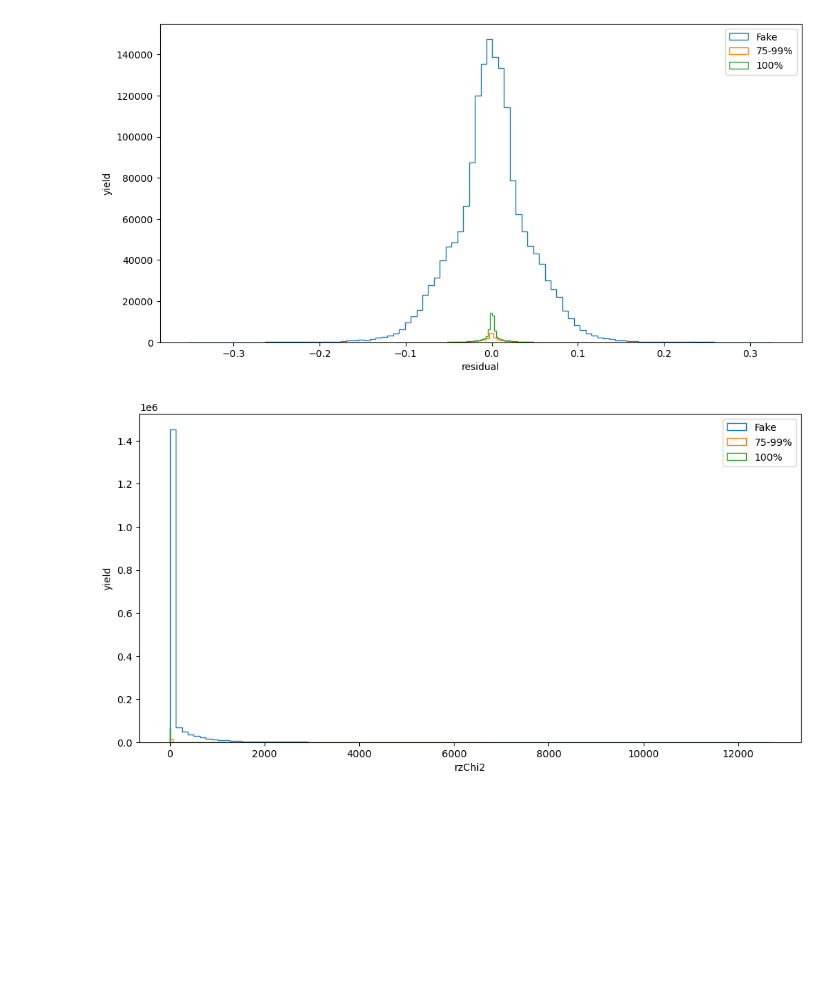
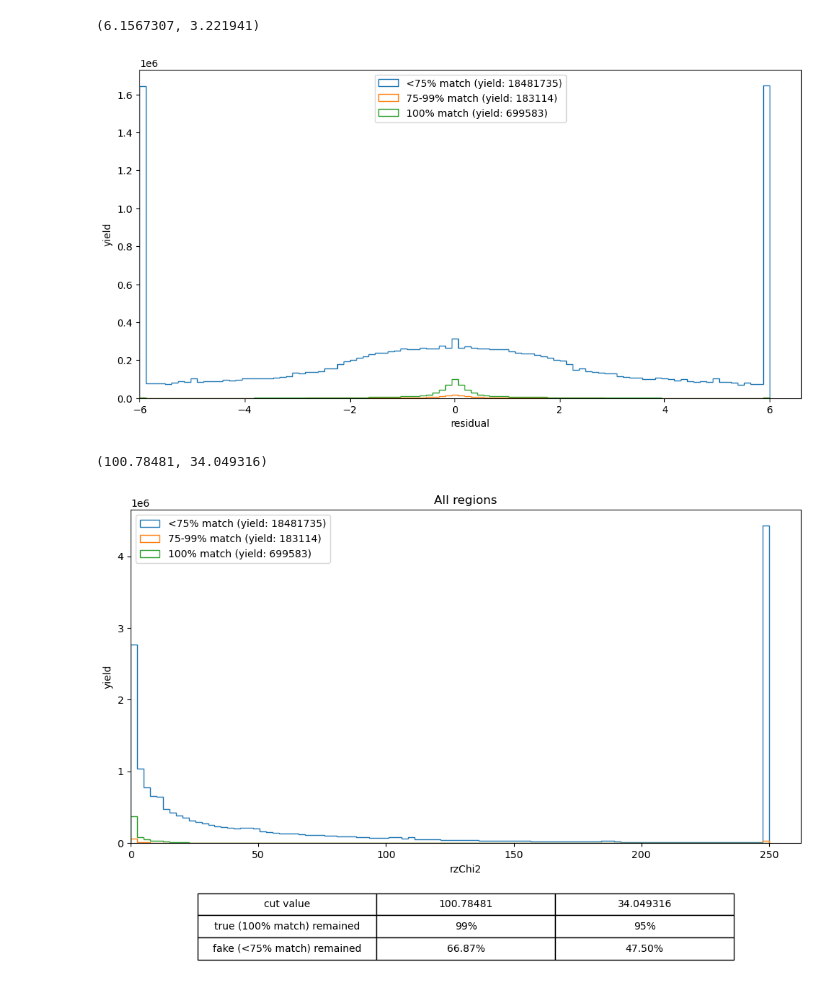
Before and after one commit to bucket420/lst-plots, a Jupyter notebook: plotting.ipynb, the cells around one changed output. Drawn from its saved outputs; the diff is of its cells as text; code cells hidden in the pictures; blank space fills up the shorter version.

```diff
--- a/plotting.ipynb
+++ b/plotting.ipynb
@@ -38,15 +76,17 @@ def plot_hist(fake, real_75_99, real_100, xlabel, cut=0, save_file=None):
 # %%
-plot_hist(res_fake, res_75_99, res_100, xlabel="residual")
+plot_hist(res_fake, res_75_99, res_100, min=-6, max=6, xlabel="residual")
 # %% [output]
+(6.1567307, 3.221941)
-[figure, old version]
+[figure, new version]
 # %%
 rzchi2_fake = rzchi2[isfake==1]
 rzchi2_75_99 = rzchi2[((1-isfake) & (1-isperfect))==1]
 rzchi2_100 = rzchi2[isperfect==1]
 # %%
-plot_hist(rzchi2_fake, rzchi2_75_99, rzchi2_100, xlabel="rzChi2")
+plot_hist(rzchi2_fake, rzchi2_75_99, rzchi2_100, xlabel="rzChi2", output_stats=True, title="All regions")
 # %% [output]
+(100.78481, 34.049316)
-[figure, old version]
+[figure, new version]
 # %%
 res_by_region = [res[region==i] for i in range(25)]
 isfake_by_region = [isfake[region==i] for i in range(25)]
```
Also changed, not shown: parts of 4 cells of this notebook, 50 other files.
